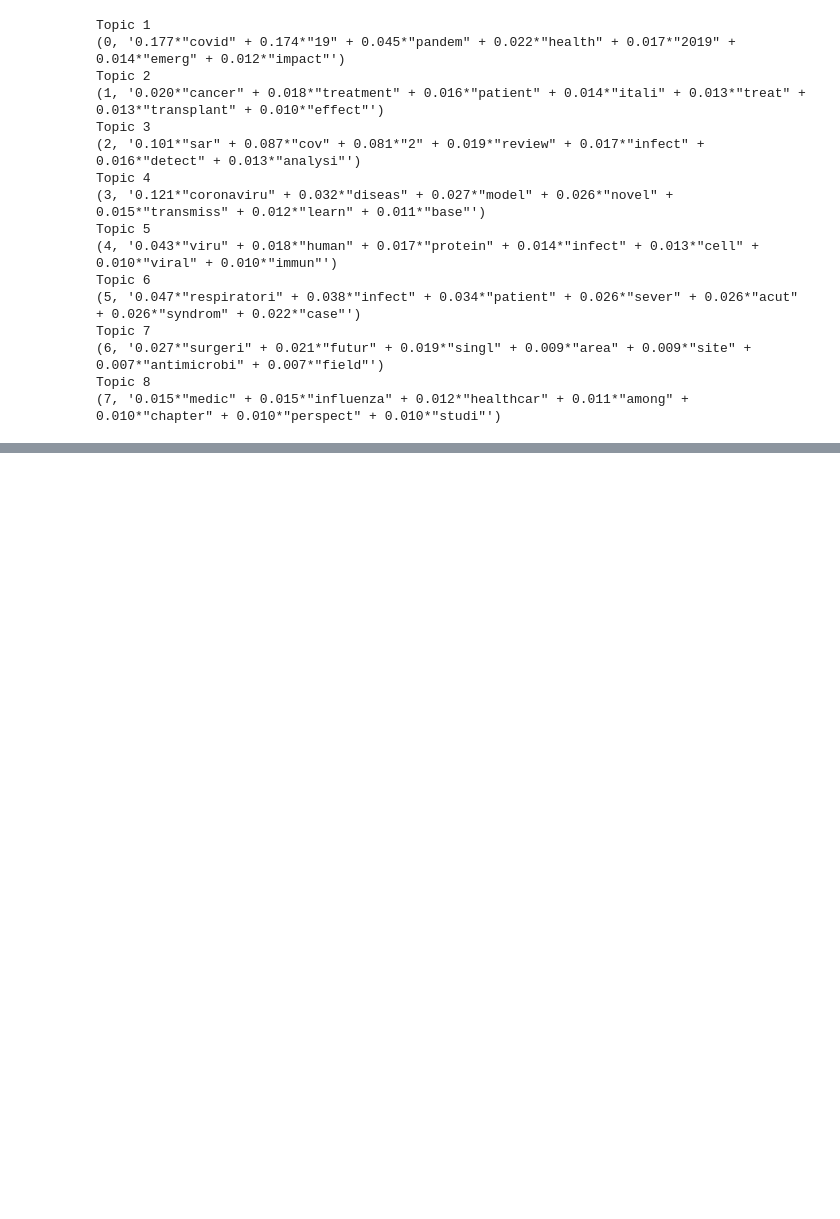
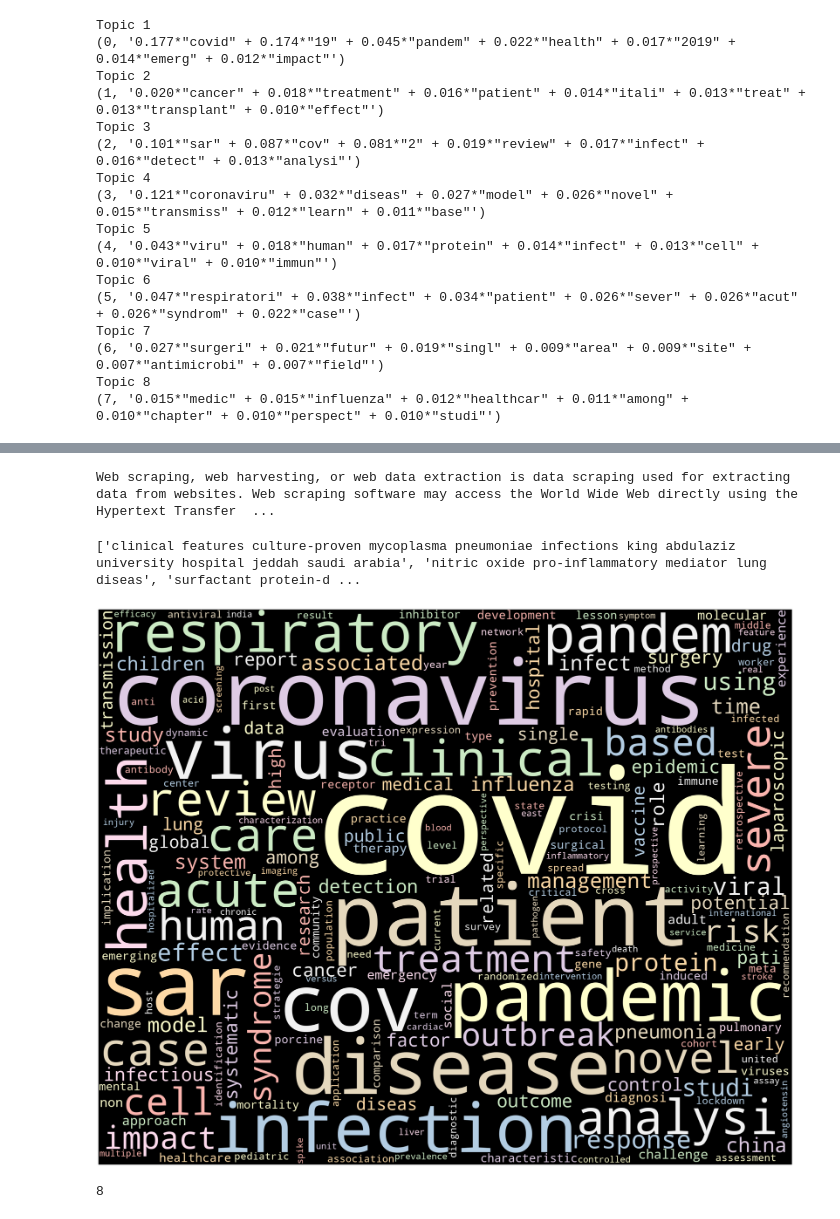
Before and after one commit to Namyalg/Topic-Modeling, a Jupyter notebook: Covid_LDA.ipynb, the cells around one changed output, grey strips where cells are left out. Cells and saved outputs as stored; diff of their text form; code cells hidden in the pictures; blank space fills up the shorter version.

```diff
--- a/Covid_LDA.ipynb
+++ b/Covid_LDA.ipynb
@@ -397,0 +442,39 @@ Topic 8
+# %%
+print(text)
+# %% [output]
+Web scraping, web harvesting, or web data extraction is data scraping used for extracting data from websites. Web scraping software may access the World Wide Web directly using the Hypertext Transfer  ...
+# %%
+import matplotlib.pyplot as plt
+%matplotlib inline
+# Define a function to plot word cloud
+def plot_cloud(wordcloud):
+    # Set figure size
+    plt.figure(figsize=(40, 30))
+    # Display image
+    plt.imshow(wordcloud)
+    # No axis details
+    plt.axis("off");
+# %%
+print(val[:110])
+clo = " ".join(val)
+# %% [output]
+['clinical features culture-proven mycoplasma pneumoniae infections king abdulaziz university hospital jeddah saudi arabia', 'nitric oxide pro-inflammatory mediator lung diseas', 'surfactant protein-d ...
+# %%
+from wordcloud import WordCloud, STOPWORDS
+# Generate word cloud
+wordcloud = WordCloud(width = 2500, height = 2000, random_state=5, background_color='black', colormap='Pastel1', collocations=False, stopwords = STOPWORDS).generate(clo)
+# Plot
+plot_cloud(wordcloud)
+# %% [output]
+[figure, added]
+# %%
+def f(n):
+  if n == 0:
+    return(1)
+  if n == 1:
+    return(1)
+  return(f(n-1)+f(n-2))
+
+print(f(5))
+# %% [output]
+8
```
Also changed, not shown: parts of 20 cells of this notebook.
